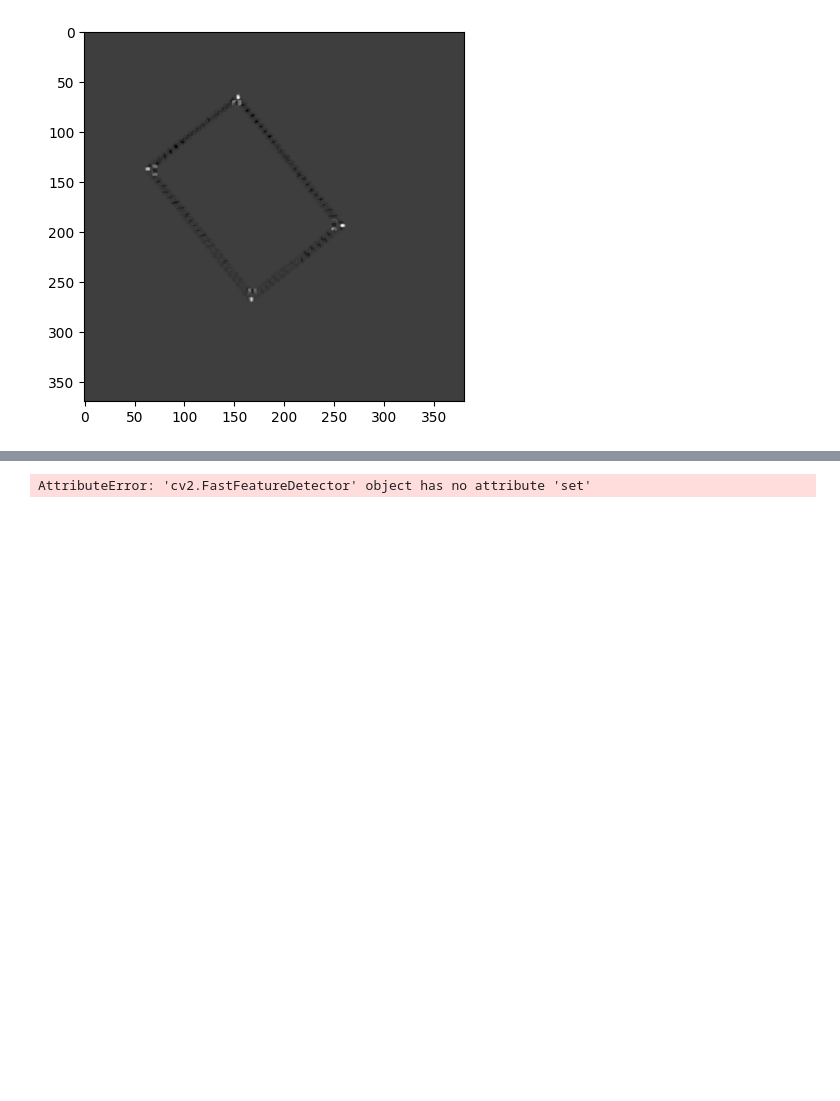
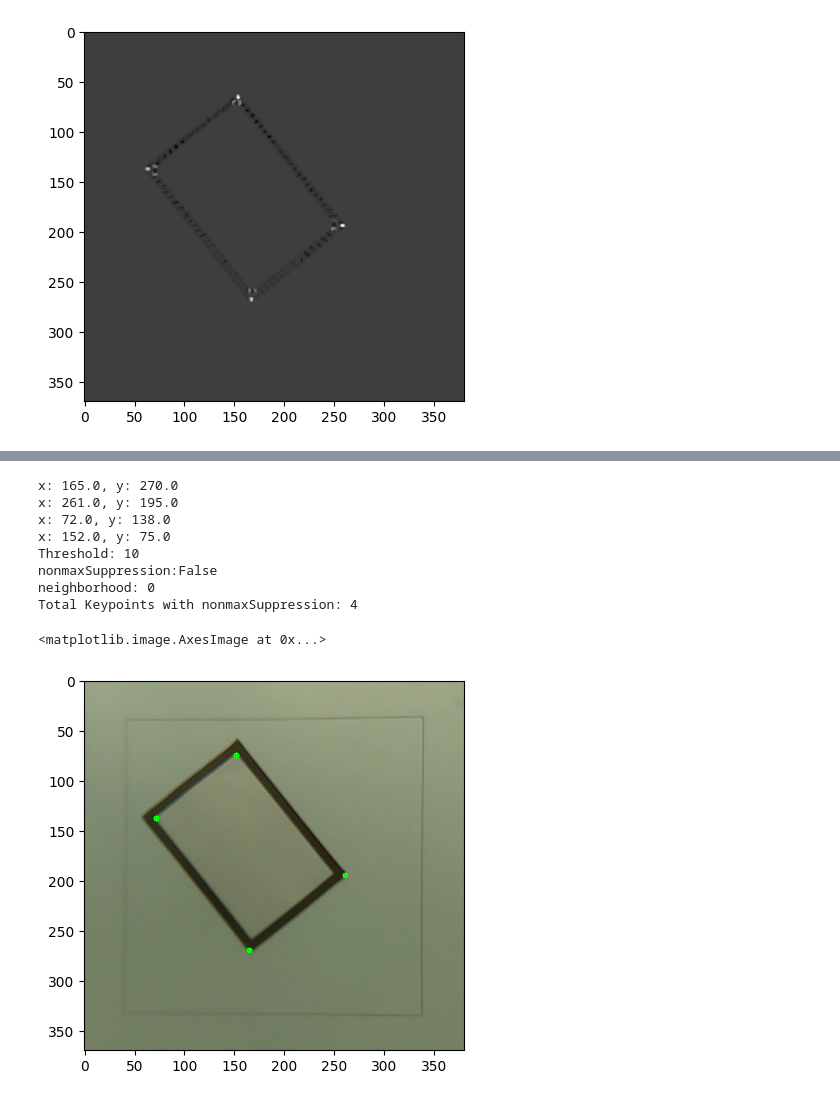
Before and after one commit to HQU-gxy/NUEDC_2023_E_snippet, a Jupyter notebook: rect.ipynb, the cells around one changed output, grey strips where cells are left out. Saved outputs shown, nothing was run; the diff lists cells and outputs as text; code cells hidden in the pictures; blank space fills up the shorter version.

```diff
--- a/rect.ipynb
+++ b/rect.ipynb
@@ -81,24 +118,39 @@ x: 251.0, y: 197.0, r: 7.800000190734863
 # %%
 # play with FAST
-# res = img.copy()
-# mask = dst.copy()
-# mask[mask > 0.1*mask.max()] = 255
-# # merge similar regions
-# kernel = np.ones((5, 5), np.uint8)
-# mask = cv2.dilate(mask, kernel, iterations=1).astype(np.uint8)
+res = img.copy()
 
-# fast = cv2.FastFeatureDetector_create()
-# kp = fast.detect(eroded, None)
-# fast.setThreshold(100)
-# fast.set
-# fast.setType(cv2.FAST_FEATURE_DETECTOR_TYPE_5_8)
-# cv2.drawKeypoints(eroded, kp, res, color=(0, 255, 0), flags=cv2.DRAW_MATCHES_FLAGS_DRAW_OVER_OUTIMG)
-# # Print all default params
-# print( "Threshold: {}".format(fast.getThreshold()) )
-# print( "nonmaxSuppression:{}".format(fast.getNonmaxSuppression()) )
-# print( "neighborhood: {}".format(fast.getType()) )
-# print( "Total Keypoints with nonmaxSuppression: {}".format(len(kp)) )
+# https://docs.opencv.org/4.8.0/df/d74/classcv_1_1FastFeatureDetector.html
+fast = cv2.FastFeatureDetector_create()
+# https://docs.opencv.org/4.x/de/db2/classcv_1_1KeyPointsFilter.html
+kps = fast.detect(blurred, None)
+fast.setThreshold(10)
+fast.setNonmaxSuppression(False)
+fast.setType(cv2.FAST_FEATURE_DETECTOR_TYPE_5_8)
+# cv2.drawKeypoints(None, kp, res, color=(0, 255, 0), flags=cv2.DRAW_MATCHES_FLAGS_DRAW_OVER_OUTIMG)
+def kp_to_tuple(keypoint):
+    return keypoint.pt
 
-# plt.imshow(res)
+kps = list(merge_points(map(kp_to_tuple, kps), 50))
+
+for point in kps:
+    x, y = point
+    print("x: {}, y: {}".format(x, y))
+    cv2.circle(res, (int(x), int(y)), 3, (0, 255, 0), -1)
+# Print all default params
+print( "Threshold: {}".format(fast.getThreshold()) )
+print( "nonmaxSuppression:{}".format(fast.getNonmaxSuppression()) )
+print( "neighborhood: {}".format(fast.getType()) )
+print( "Total Keypoints with nonmaxSuppression: {}".format(len(kps)) )
+
+plt.imshow(res)
 # %% [output]
-AttributeError: 'cv2.FastFeatureDetector' object has no attribute 'set'
+x: 165.0, y: 270.0
+x: 261.0, y: 195.0
+x: 72.0, y: 138.0
+x: 152.0, y: 75.0
+Threshold: 10
+nonmaxSuppression:False
+neighborhood: 0
+Total Keypoints with nonmaxSuppression: 4
+<matplotlib.image.AxesImage at 0x...>
+[figure, added]
```
Also changed, not shown: parts of 4 cells of this notebook.
